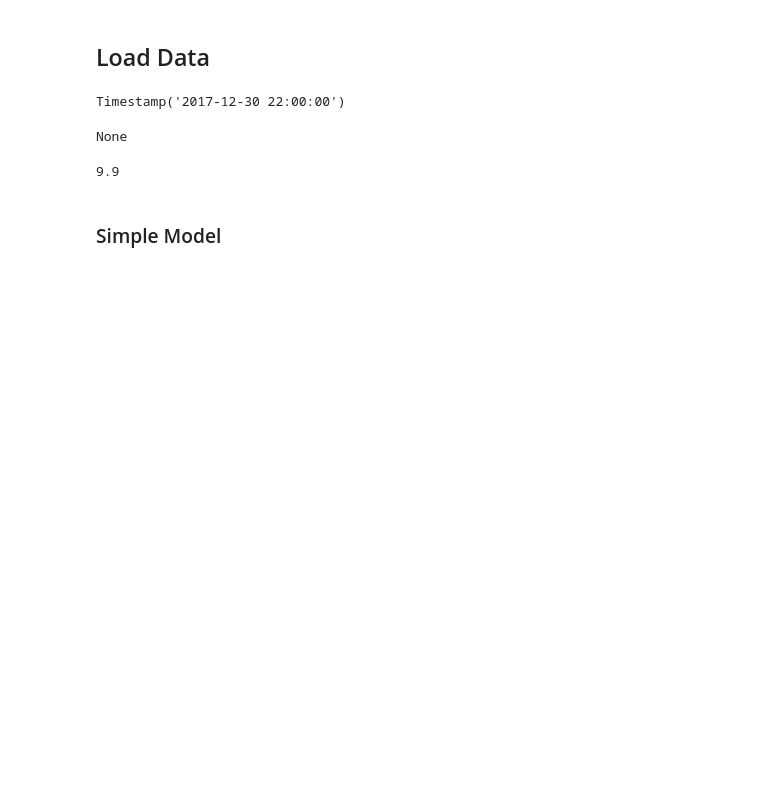
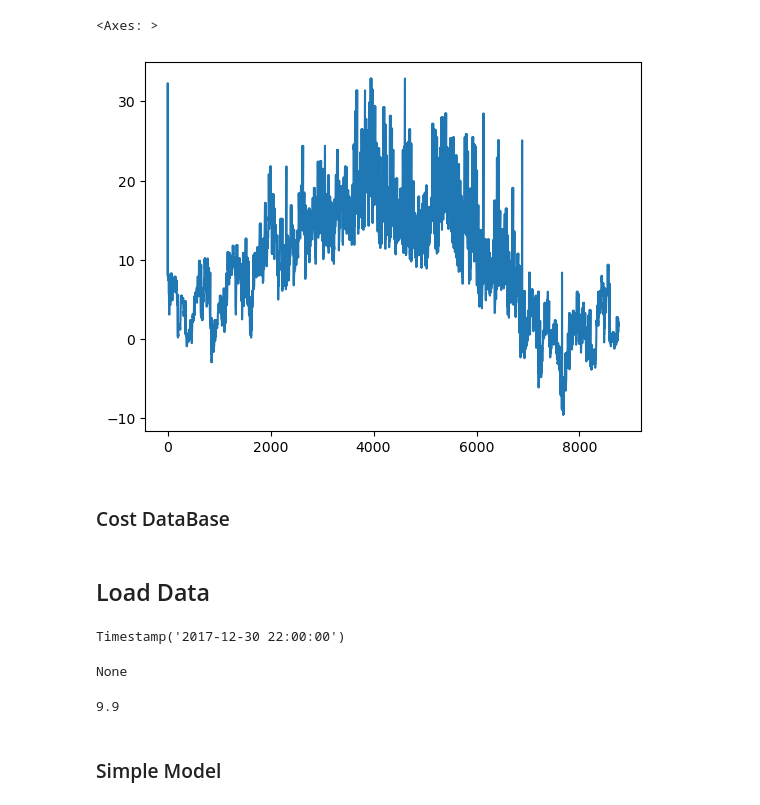
Before and after one commit to pulio12/Msc_Thesis_Greenlab_Skive, a Jupyter notebook: Test_file2.ipynb, the cells around one changed output. Cells and saved outputs as stored; diff of their text form; code cells hidden in the pictures; blank space fills up the shorter version.

Commit message:
added_API_temprature_Data

```diff
--- a/Test_file2.ipynb
+++ b/Test_file2.ipynb
@@ -19,3 +247,10 @@ warnings.filterwarnings("ignore", category=ShapelyDeprecationWarning)
+# %%
+df_temp["temperature"].plot()
+# %% [output]
+<Axes: >
+[figure, added]
+# %% [markdown]
+### Cost DataBase
 # %%
 year = 2030
 url = f"https://raw.githubusercontent.com/PyPSA/technology-data/master/outputs/costs_{year}.csv"
```
Also changed, not shown: parts of 25 cells of this notebook.
